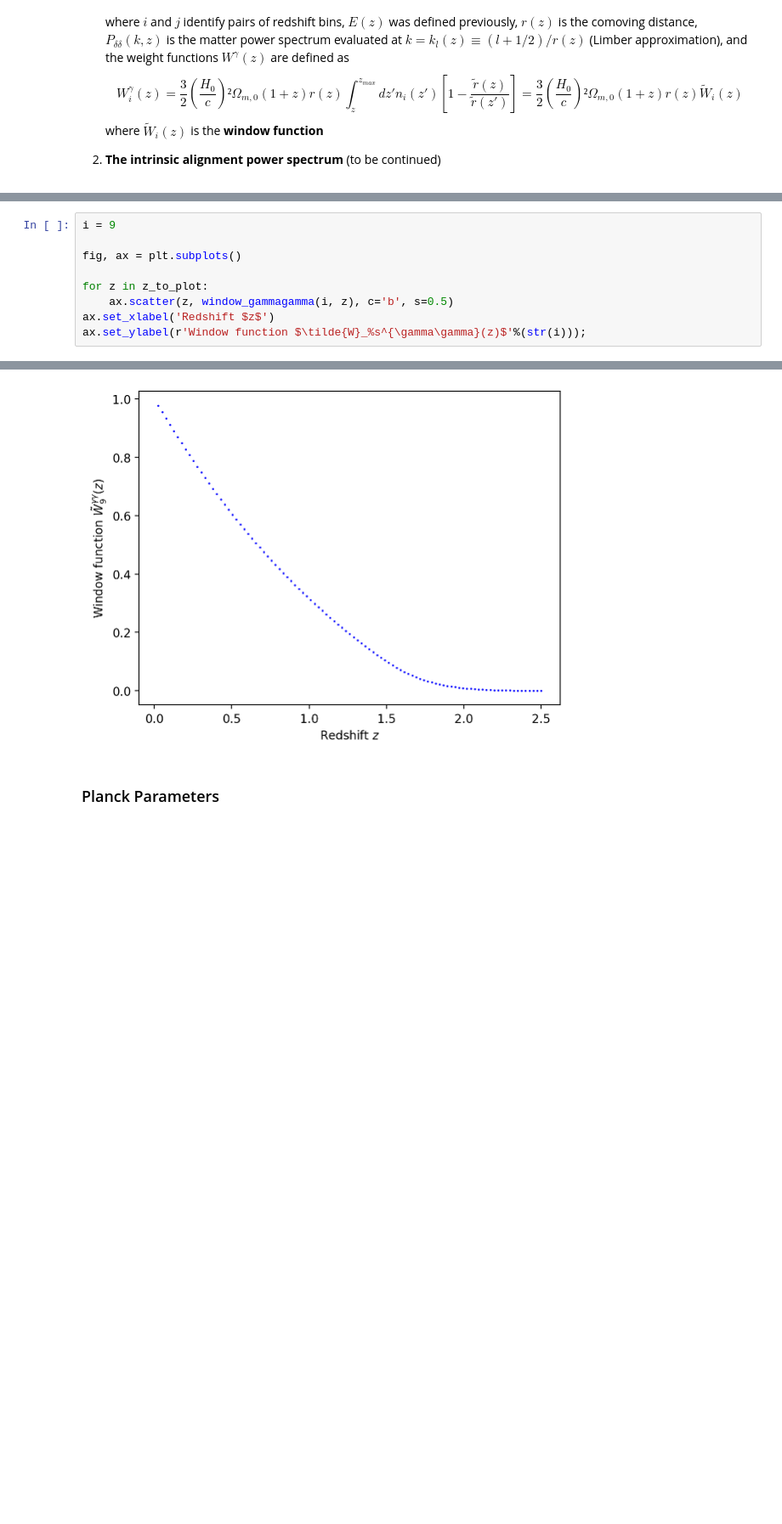
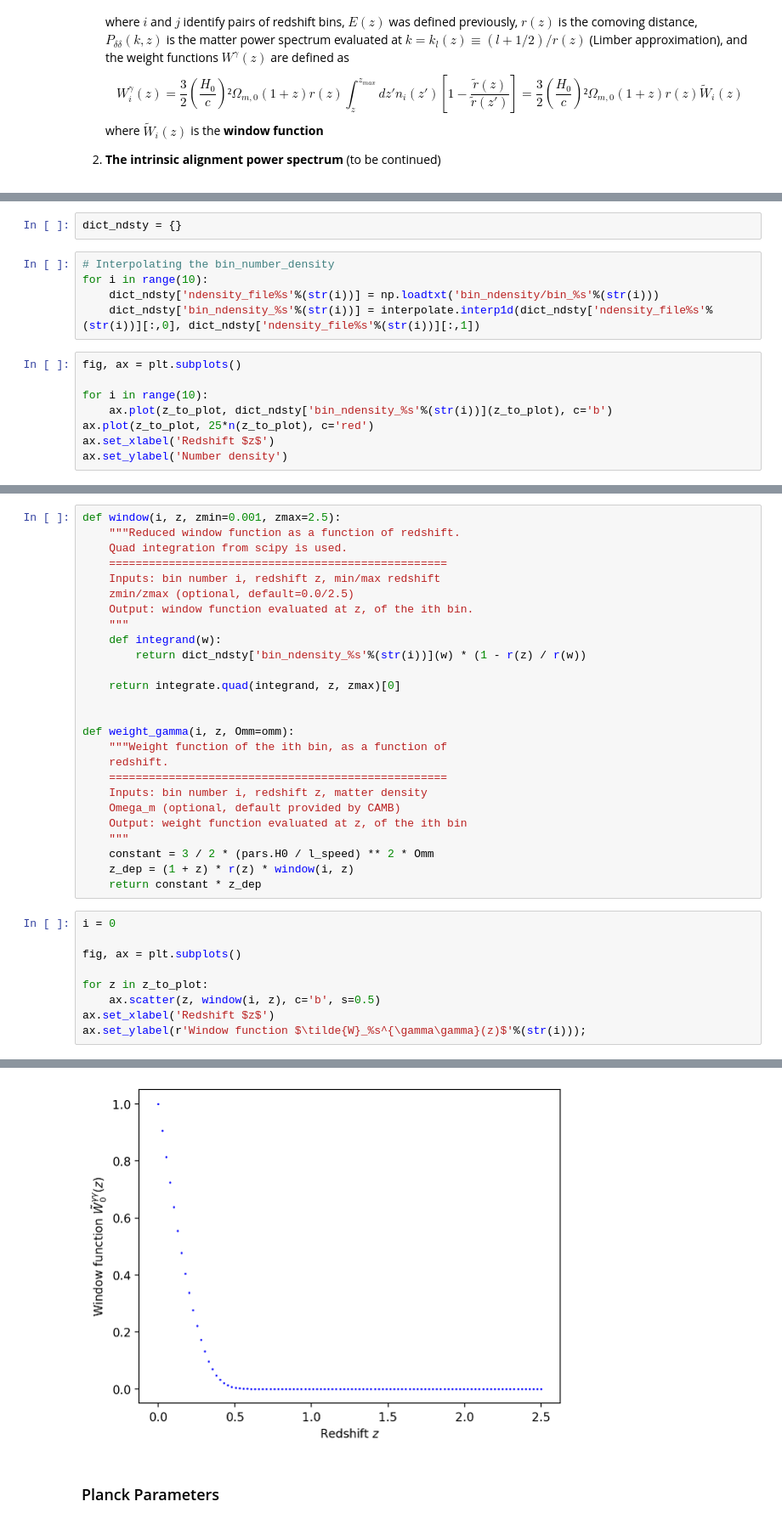
Before and after one commit to vPedreros/dfi-summer-2023, a Jupyter notebook: summer_nb.ipynb, the cells around one changed output, grey strips where cells are left out. Shown at 85% size. Drawn from its saved outputs; the diff is of its cells as text; blank space fills up the shorter version.

```diff
--- a/summer_nb.ipynb
+++ b/summer_nb.ipynb
@@ -351,0 +301,15 @@ for i in range(len(z_equipop_bins)):
+# %%
+dict_ndsty = {}
+# %%
+# Interpolating the bin_number_density
+for i in range(10):
+    dict_ndsty['ndensity_file%s'%(str(i))] = np.loadtxt('bin_ndensity/bin_%s'%(str(i)))
+    dict_ndsty['bin_ndensity_%s'%(str(i))] = interpolate.interp1d(dict_ndsty['ndensity_file%s'%(str(i))][:,0], dict_ndsty['ndensity_file%s'%(str(i))][:,1])
+# %%
+fig, ax = plt.subplots()
+
+for i in range(10):
+    ax.plot(z_to_plot, dict_ndsty['bin_ndensity_%s'%(str(i))](z_to_plot), c='b')
+ax.plot(z_to_plot, 25*n(z_to_plot), c='red')
+ax.set_xlabel('Redshift $z$')
+ax.set_ylabel('Number density')
@@ -352,10 +319,36 @@ for i in range(len(z_equipop_bins)):
+# %%
+def window(i, z, zmin=0.001, zmax=2.5):
+    """Reduced window function as a function of redshift.
+    Quad integration from scipy is used.
+    ===================================================
+    Inputs: bin number i, redshift z, min/max redshift
+    zmin/zmax (optional, default=0.0/2.5)
+    Output: window function evaluated at z, of the ith bin.
+    """
+    def integrand(w):
+        return dict_ndsty['bin_ndensity_%s'%(str(i))](w) * (1 - r(z) / r(w))
+
+    return integrate.quad(integrand, z, zmax)[0]
+
+
+def weight_gamma(i, z, Omm=omm):
+    """Weight function of the ith bin, as a function of
+    redshift.
+    ===================================================
+    Inputs: bin number i, redshift z, matter density
+    Omega_m (optional, default provided by CAMB)
+    Output: weight function evaluated at z, of the ith bin
+    """
+    constant = 3 / 2 * (pars.H0 / l_speed) ** 2 * Omm
+    z_dep = (1 + z) * r(z) * window(i, z)
+    return constant * z_dep
 # %%
-i = 9
+i = 0
 
 fig, ax = plt.subplots()
 
 for z in z_to_plot:
-    ax.scatter(z, window_gammagamma(i, z), c='b', s=0.5)
+    ax.scatter(z, window(i, z), c='b', s=0.5)
 ax.set_xlabel('Redshift $z$')
 ax.set_ylabel(r'Window function $\tilde{W}_%s^{\gamma\gamma}(z)$'%(str(i)));
 # %% [output]
@@ -362,4 +357,4 @@ ax.set_ylabel(r'Window function $\tilde{W}_%s^{\gamma\gamma}(z)$'%(str(i)));
-[figure, old version]
+[figure, new version]
 # %% [markdown]
 ### Planck Parameters
 # %%
```
Also changed, not shown: parts of 26 cells of this notebook.
